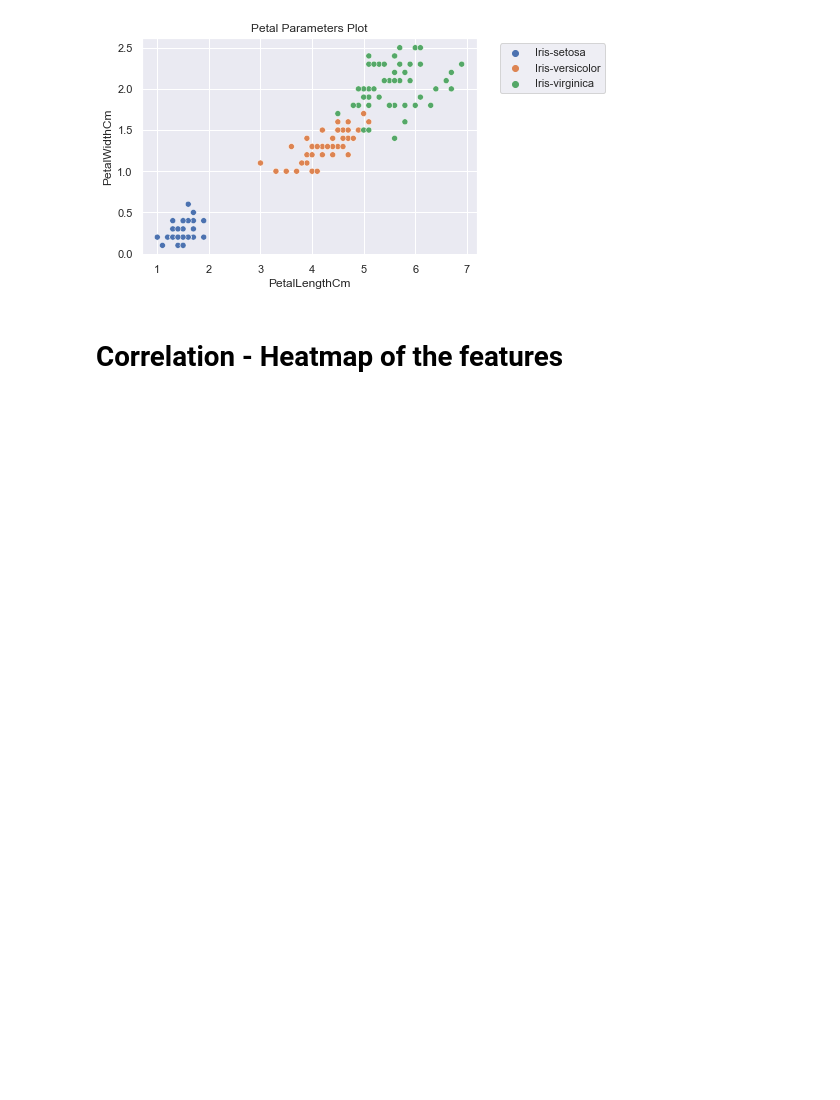
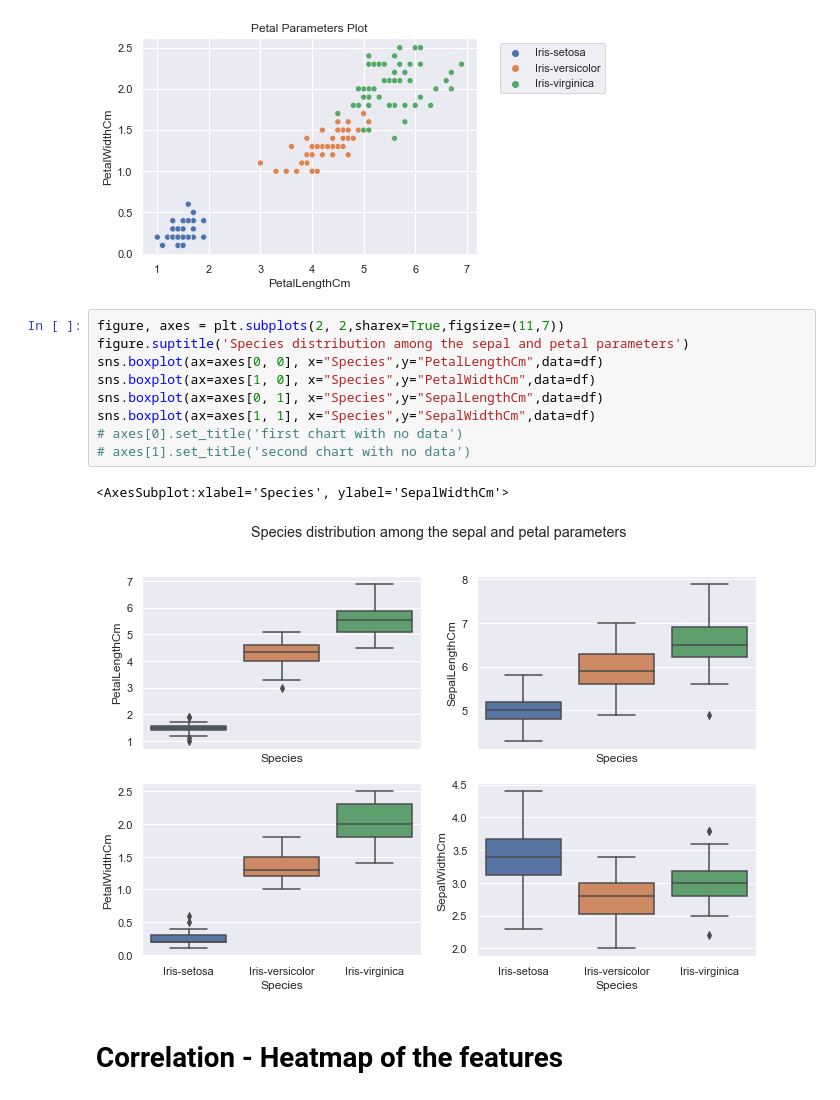
Before and after one commit to bajajvatsal/Iris-Dataset, a Jupyter notebook: iris-dataset-classification.ipynb, the cells around one changed output. Drawn from its saved outputs; the diff is of its cells as text; blank space fills up the shorter version.

```diff
--- a/iris-dataset-classification.ipynb
+++ b/iris-dataset-classification.ipynb
@@ -72,6 +109,18 @@ plt.legend(loc="upper right", bbox_to_anchor=(1.4, 1))
 plt.show()
 # %% [output]
 [figure]
+# %%
+figure, axes = plt.subplots(2, 2,sharex=True,figsize=(11,7))
+figure.suptitle('Species distribution among the sepal and petal parameters')
+sns.boxplot(ax=axes[0, 0], x="Species",y="PetalLengthCm",data=df)
+sns.boxplot(ax=axes[1, 0], x="Species",y="PetalWidthCm",data=df)
+sns.boxplot(ax=axes[0, 1], x="Species",y="SepalLengthCm",data=df)
+sns.boxplot(ax=axes[1, 1], x="Species",y="SepalWidthCm",data=df)
+# axes[0].set_title('first chart with no data')
+# axes[1].set_title('second chart with no data')
+# %% [output]
+<AxesSubplot:xlabel='Species', ylabel='SepalWidthCm'>
+[figure, added]
 # %% [markdown]
 # Correlation - Heatmap of the features
 # %%
```
Also changed, not shown: parts of 33 cells of this notebook, 3 other files.
